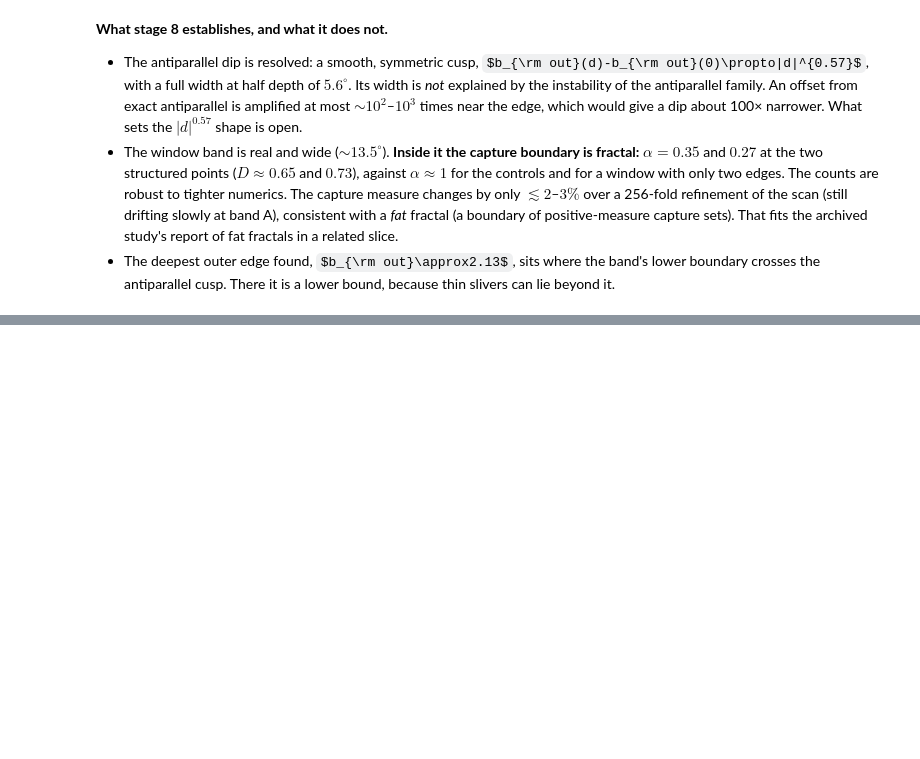
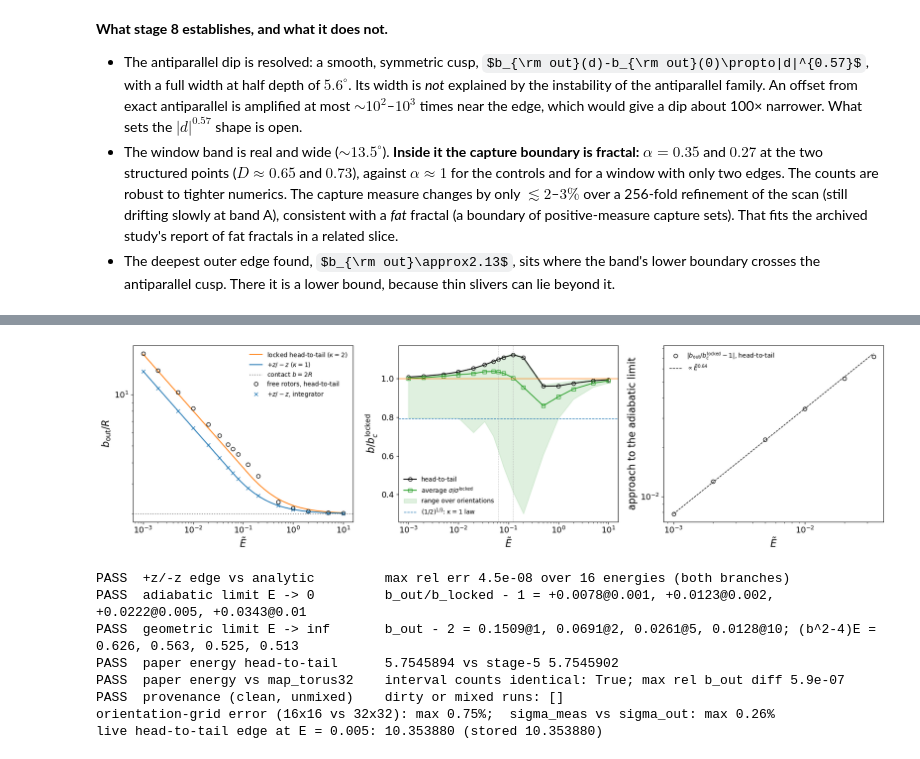
Before and after one commit to seanbartz/magnetOrbits, a Jupyter notebook: notebooks/progress_summary.ipynb, the cells around one changed output, grey strips where cells are left out. Drawn from its saved outputs; the diff is of its cells as text; code cells hidden in the pictures; some formulas as TeX source; blank space fills up the shorter version.

```diff
--- a/notebooks/progress_summary.ipynb
+++ b/notebooks/progress_summary.ipynb
@@ -1041,0 +1073,59 @@ live control: eps 1e-02: 157 uncertain vs 167 expected, eps 1e-03: 15 uncertain
+# %%
+scan = json.loads((ROOT / "tests" / "reference" / "energy_scan.json").read_text())
+rows = scan["rows"]
+E = np.array([r["energy"] for r in rows])
+fine = np.geomspace(E.min(), E.max(), 400)
+lock = np.array([central.capture_impact_parameter(e, 2.0) for e in fine])
+
+fig, (ax1, ax2, ax3) = plt.subplots(1, 3, figsize=(18, 5))
+ax1.loglog(fine, lock, "C1-", label=r"locked head-to-tail ($\kappa=2$)")
+ax1.loglog(fine, [central.capture_impact_parameter(e, 1.0) for e in fine], "C0-", label=r"$+z/-z$ ($\kappa=1$)")
+ax1.axhline(2.0, color="0.5", ls=":", label=r"contact $b=2R$")
+ax1.loglog(E, [r["b_head_to_tail"] for r in rows], "ko", mfc="none", label="free rotors, head-to-tail")
+ax1.loglog(E, [r["b_zz"] for r in rows], "C0x", label=r"$+z/-z$, integrator")
+ax1.set_xlabel(r"$\tilde E$"); ax1.set_ylabel(r"$b_{\rm out}/R$"); ax1.legend(fontsize=10)
+
+ax2.semilogx(E, [r["ratio_locked"] for r in rows], "ko-", mfc="none", label="head-to-tail")
+ax2.semilogx(E, [r["sigma_out"] / r["sigma_locked"] for r in rows], "C2s-", mfc="none",
+             label=r"average $\sigma/\sigma^{\rm locked}$")
+ax2.fill_between(E, [r["b_out_min"] / r["b_locked"] for r in rows], [r["b_out_max"] / r["b_locked"] for r in rows],
+                 color="C2", alpha=0.15, label="range over orientations")
+ax2.axhline(1.0, color="C1", lw=1)
+ax2.axhline(0.5 ** (1 / 3), color="C0", lw=1, ls="--", label=r"$(1/2)^{1/3}$: $\kappa=1$ law")
+for e_star in (1 / 16, 1 / 8):
+    ax2.axvline(e_star, color="0.7", lw=1, ls=":")
+ax2.set_xlabel(r"$\tilde E$"); ax2.set_ylabel(r"$b/b_c^{\rm locked}$"); ax2.legend(fontsize=10, loc="lower left")
+
+low = E < 0.05
+ax3.loglog(E[low], [abs(r["ratio_locked"] - 1) for r, keep in zip(rows, low) if keep], "ko", mfc="none",
+           label=r"$|b_{\rm out}/b_c^{\rm locked}-1|$, head-to-tail")
+slope = np.polyfit(np.log(E[:4]), np.log([rows[k]["ratio_locked"] - 1 for k in range(4)]), 1)[0]
+ax3.loglog(E[low], (rows[0]["ratio_locked"] - 1) * (E[low] / E[0]) ** slope, "k--", lw=1,
+           label=fr"$\propto\tilde E^{{{slope:.2f}}}$")
+ax3.set_xlabel(r"$\tilde E$"); ax3.set_ylabel("approach to the adiabatic limit"); ax3.legend(fontsize=10)
+fig.tight_layout(); plt.show()
+
+for c in scan["checks"]:
+    print(f"{'PASS' if c['pass'] else 'FAIL'}  {c['name']:30s} {c['detail']}")
+print(f"orientation-grid error (16x16 vs 32x32): max {max(abs(r['sigma_out_16'] / r['sigma_out'] - 1) for r in rows) * 100:.2f}%;  "
+      f"sigma_meas vs sigma_out: max {max(abs(r['sigma_meas'] / r['sigma_out'] - 1) for r in rows) * 100:.2f}%")
+
+# Live re-check: the head-to-tail edge at one energy, at that energy's scan settings.
+sys.path.insert(0, str(ROOT / "analysis"))
+from energy_scan import scan_settings
+e_chk = 5e-3
+cfg = scan_settings(e_chk)
+live = capture_profile(e_chk, X_HAT, X_HAT, b_min=0.05, b_max=cfg["b_max"], n_scan=cfg["n_scan"], rel_tol=1e-6,
+                       start_radius=cfg["start_radius"], method=FAST)["outer_edge"]
+stored = next(r["b_head_to_tail"] for r in rows if r["energy"] == e_chk)
+print(f"live head-to-tail edge at E = {e_chk}: {live:.6f} (stored {stored:.6f})")
+# %% [output]
+[figure, added]
+PASS  +z/-z edge vs analytic         max rel err 4.5e-08 over 16 energies (both branches)
+PASS  adiabatic limit E -> 0         b_out/b_locked - 1 = +0.0078@0.001, +0.0123@0.002, +0.0222@0.005, +0.0343@0.01
+PASS  geometric limit E -> inf       b_out - 2 = 0.1509@1, 0.0691@2, 0.0261@5, 0.0128@10; (b^2-4)E = 0.626, 0.563, 0.525, 0.513
+PASS  paper energy head-to-tail      5.7545894 vs stage-5 5.7545902
+PASS  paper energy vs map_torus32    interval counts identical: True; max rel b_out diff 5.9e-07
+PASS  provenance (clean, unmixed)    dirty or mixed runs: []
+orientation-grid error (16x16 vs 32x32): max 0.75%;  sigma_meas vs sigma_out: max 0.26%
+live head-to-tail edge at E = 0.005: 10.353880 (stored 10.353880)
```
Also changed, not shown: parts of 6 cells of this notebook, 5 other files.
